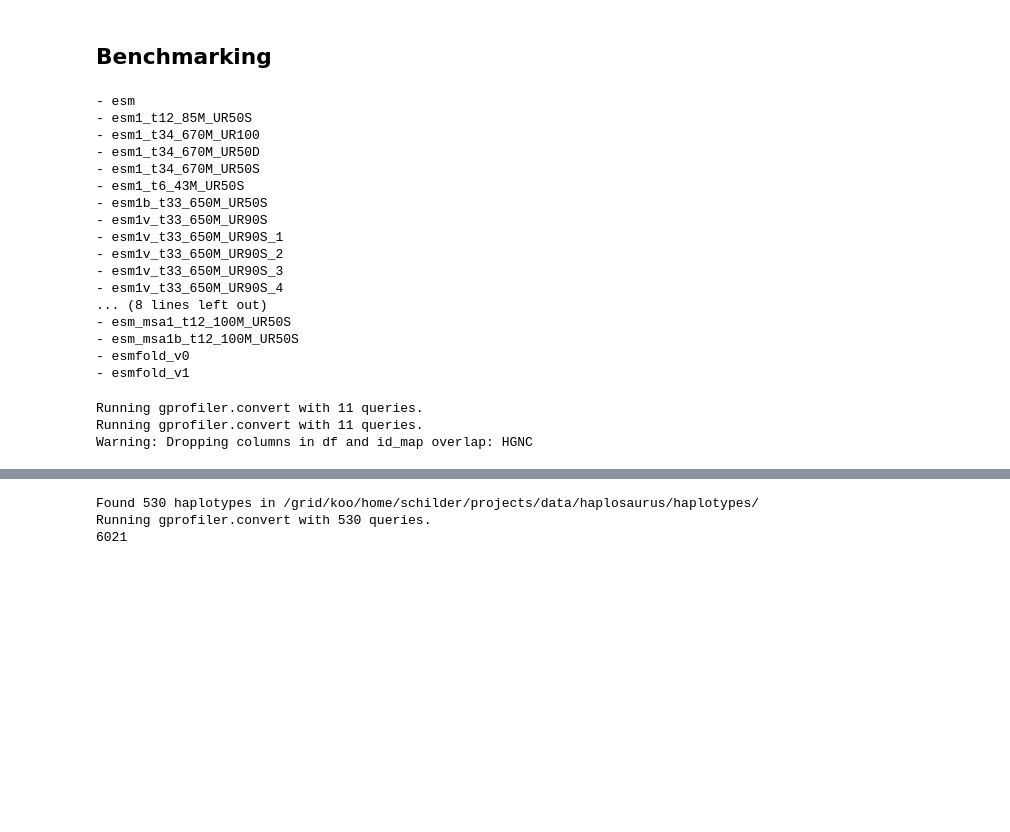
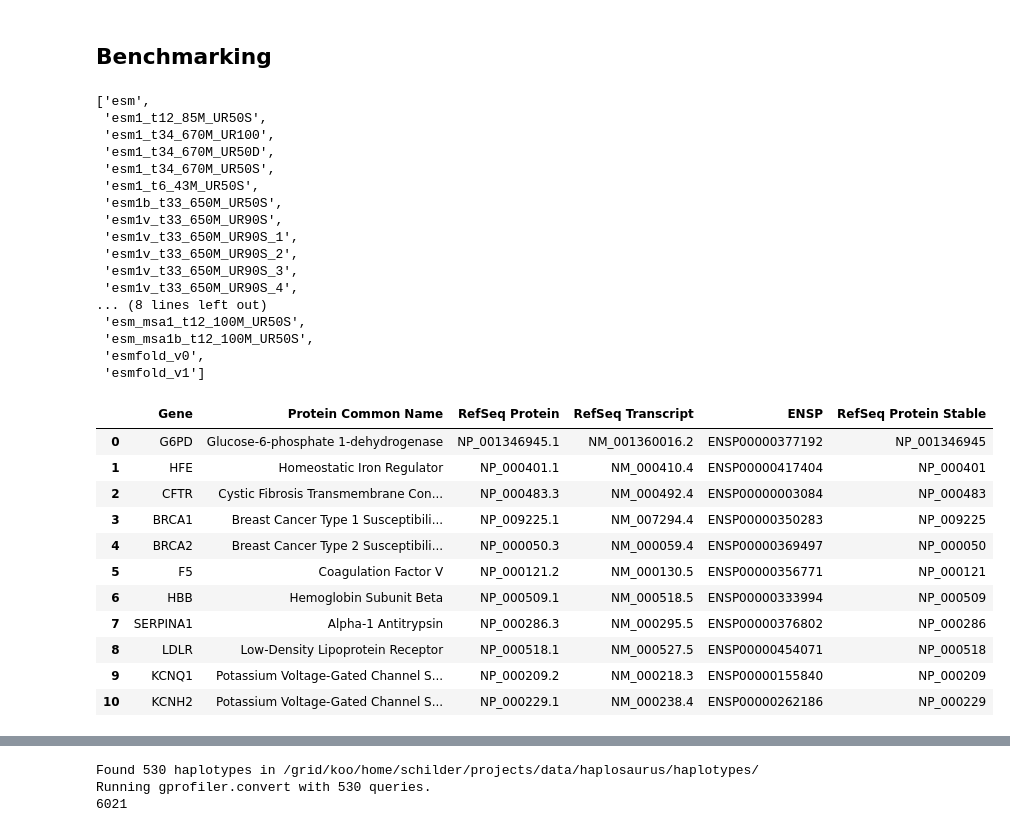
Before and after one commit to bschilder/VEP_protein, a Jupyter notebook: notebooks/ProteinGym.ipynb, the cells around one changed output, grey strips where cells are left out. Saved outputs shown, nothing was run; the diff lists cells and outputs as text; code cells hidden in the pictures; blank space fills up the shorter version.

```diff
--- a/notebooks/ProteinGym.ipynb
+++ b/notebooks/ProteinGym.ipynb
@@ -181,34 +170,38 @@ print(clinical_indels_df['refseq_unique_id'].nunique()*2*haplotypes_per_protein)
 # %% [markdown]
 ## Benchmarking
 # %%
-ESM.list_models()
+vp.list_models()
 # %% [output]
-- esm
-- esm1_t12_85M_UR50S
-- esm1_t34_670M_UR100
-- esm1_t34_670M_UR50D
-- esm1_t34_670M_UR50S
-- esm1_t6_43M_UR50S
-- esm1b_t33_650M_UR50S
-- esm1v_t33_650M_UR90S
-- esm1v_t33_650M_UR90S_1
-- esm1v_t33_650M_UR90S_2
-- esm1v_t33_650M_UR90S_3
-- esm1v_t33_650M_UR90S_4
+['esm',
+ 'esm1_t12_85M_UR50S',
+ 'esm1_t34_670M_UR100',
+ 'esm1_t34_670M_UR50D',
+ 'esm1_t34_670M_UR50S',
+ 'esm1_t6_43M_UR50S',
+ 'esm1b_t33_650M_UR50S',
+ 'esm1v_t33_650M_UR90S',
+ 'esm1v_t33_650M_UR90S_1',
+ 'esm1v_t33_650M_UR90S_2',
+ 'esm1v_t33_650M_UR90S_3',
+ 'esm1v_t33_650M_UR90S_4',
 ... (8 lines left out)
-- esm_msa1_t12_100M_UR50S
-- esm_msa1b_t12_100M_UR50S
-- esmfold_v0
-- esmfold_v1
+ 'esm_msa1_t12_100M_UR50S',
+ 'esm_msa1b_t12_100M_UR50S',
+ 'esmfold_v0',
+ 'esmfold_v1']
-# %%
-candidate_proteins = utils.get_candidate_proteins()
-candidate_proteins = gp.map_ids(candidate_proteins,
-                                on_left='ENSP',
-                                target_namespace='ENST')
-candidate_proteins = gp.map_ids(candidate_proteins,
-                                on_left='ENSP',
-                                target_namespace='REFSEQ_PEPTIDE')
-# %% [output]
-Running gprofiler.convert with 11 queries.
-Running gprofiler.convert with 11 queries.
-Warning: Dropping columns in df and id_map overlap: HGNC
+# %%
+candidate_proteins = utils.get_candidate_proteins()
+display(candidate_proteins)
+# %% [output]
+|  | Gene | Protein Common Name | RefSeq Protein | RefSeq Transcript | ENSP | RefSeq Protein Stable |
+| 0 | G6PD | Glucose-6-phosphate 1-dehydrogenase | NP_001346945.1 | NM_001360016.2 | ENSP00000377192 | NP_001346945 |
+| 1 | HFE | Homeostatic Iron Regulator | NP_000401.1 | NM_000410.4 | ENSP00000417404 | NP_000401 |
+| 2 | CFTR | Cystic Fibrosis Transmembrane Con... | NP_000483.3 | NM_000492.4 | ENSP00000003084 | NP_000483 |
+| 3 | BRCA1 | Breast Cancer Type 1 Susceptibili... | NP_009225.1 | NM_007294.4 | ENSP00000350283 | NP_009225 |
+| 4 | BRCA2 | Breast Cancer Type 2 Susceptibili... | NP_000050.3 | NM_000059.4 | ENSP00000369497 | NP_000050 |
+| 5 | F5 | Coagulation Factor V | NP_000121.2 | NM_000130.5 | ENSP00000356771 | NP_000121 |
+| 6 | HBB | Hemoglobin Subunit Beta | NP_000509.1 | NM_000518.5 | ENSP00000333994 | NP_000509 |
+| 7 | SERPINA1 | Alpha-1 Antitrypsin | NP_000286.3 | NM_000295.5 | ENSP00000376802 | NP_000286 |
+| 8 | LDLR | Low-Density Lipoprotein Receptor | NP_000518.1 | NM_000527.5 | ENSP00000454071 | NP_000518 |
+| 9 | KCNQ1 | Potassium Voltage-Gated Channel S... | NP_000209.2 | NM_000218.3 | ENSP00000155840 | NP_000209 |
+| 10 | KCNH2 | Potassium Voltage-Gated Channel S... | NP_000229.1 | NM_000238.4 | ENSP00000262186 | NP_000229 |
```
Also changed, not shown: parts of 17 cells of this notebook, 8 other files.
